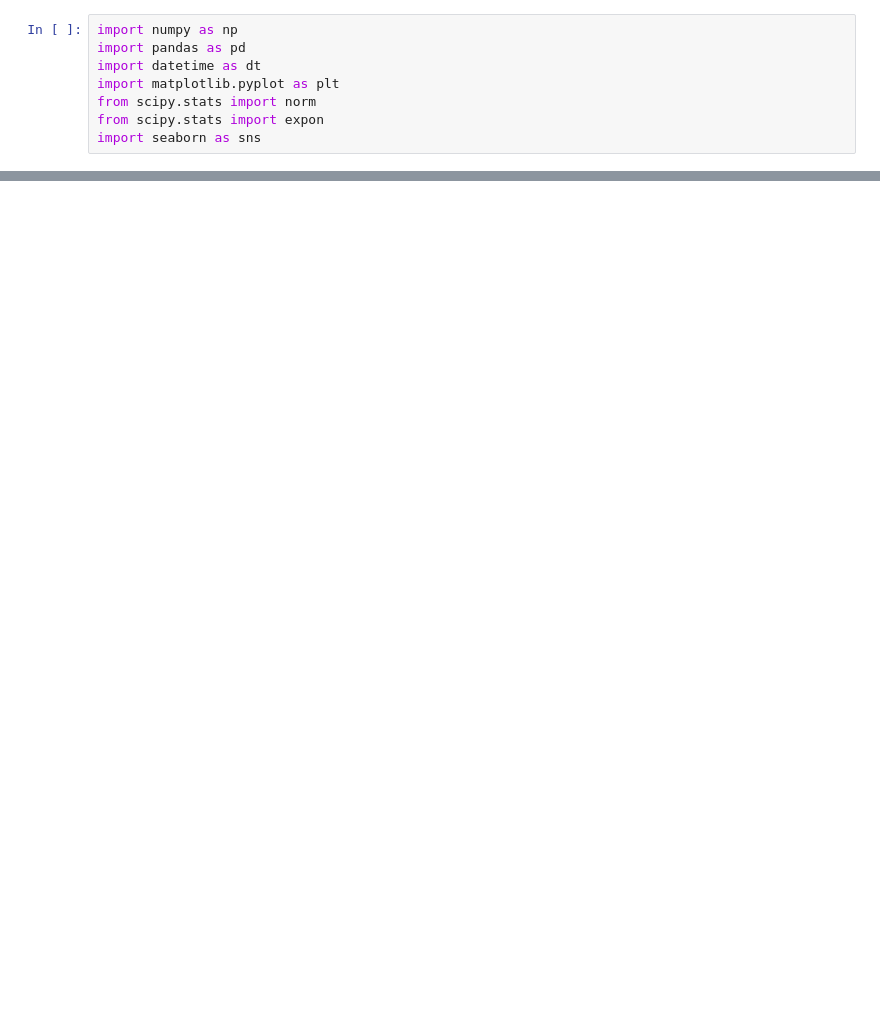
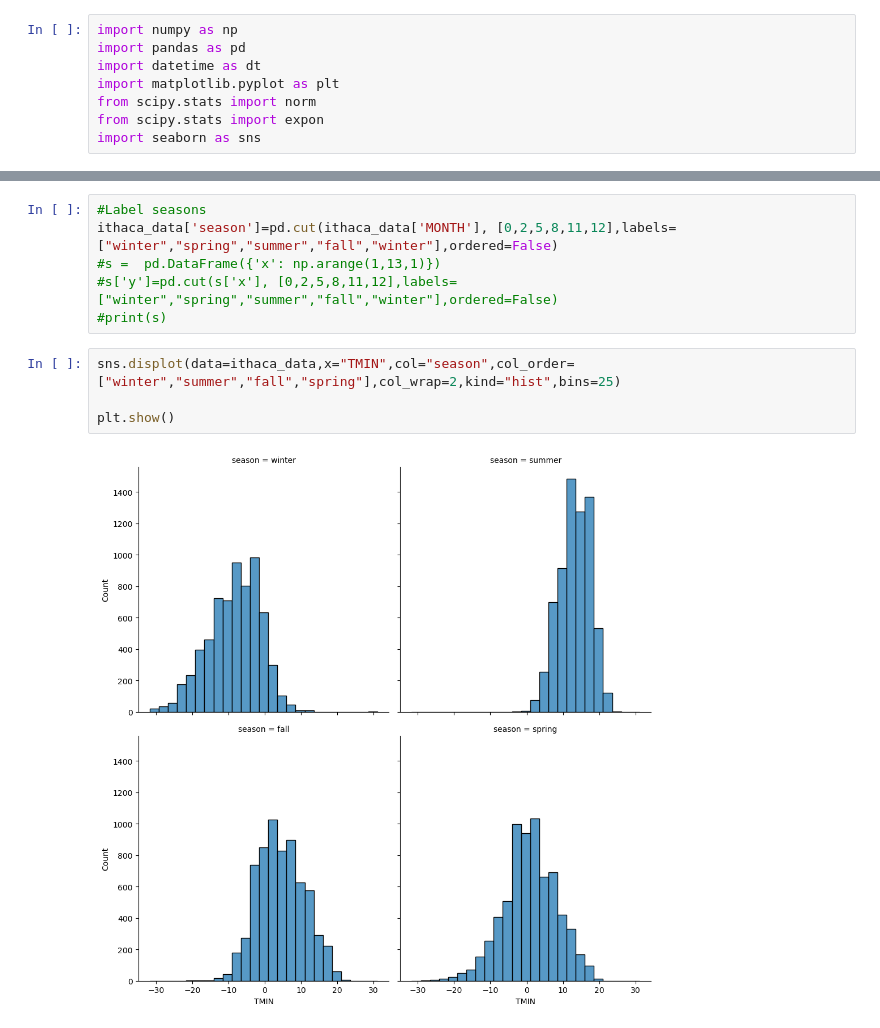
Before and after one commit to britols/ithaca_weather, a Jupyter notebook: notebooks/explore.ipynb, the cells around one changed output, grey strips where cells are left out. Saved outputs shown, nothing was run; the diff lists cells and outputs as text; blank space fills up the shorter version.

```diff
--- a/notebooks/explore.ipynb
+++ b/notebooks/explore.ipynb
@@ -352,0 +41,12 @@ plt.show()
+# %%
+#Label seasons
+ithaca_data['season']=pd.cut(ithaca_data['MONTH'], [0,2,5,8,11,12],labels=["winter","spring","summer","fall","winter"],ordered=False)
+#s =  pd.DataFrame({'x': np.arange(1,13,1)})
+#s['y']=pd.cut(s['x'], [0,2,5,8,11,12],labels=["winter","spring","summer","fall","winter"],ordered=False)
+#print(s)
+# %%
+sns.displot(data=ithaca_data,x="TMIN",col="season",col_order=["winter","summer","fall","spring"],col_wrap=2,kind="hist",bins=25)
+
+plt.show()
+# %% [output]
+[figure, added]
```
Also changed, not shown: parts of 39 cells of this notebook.
